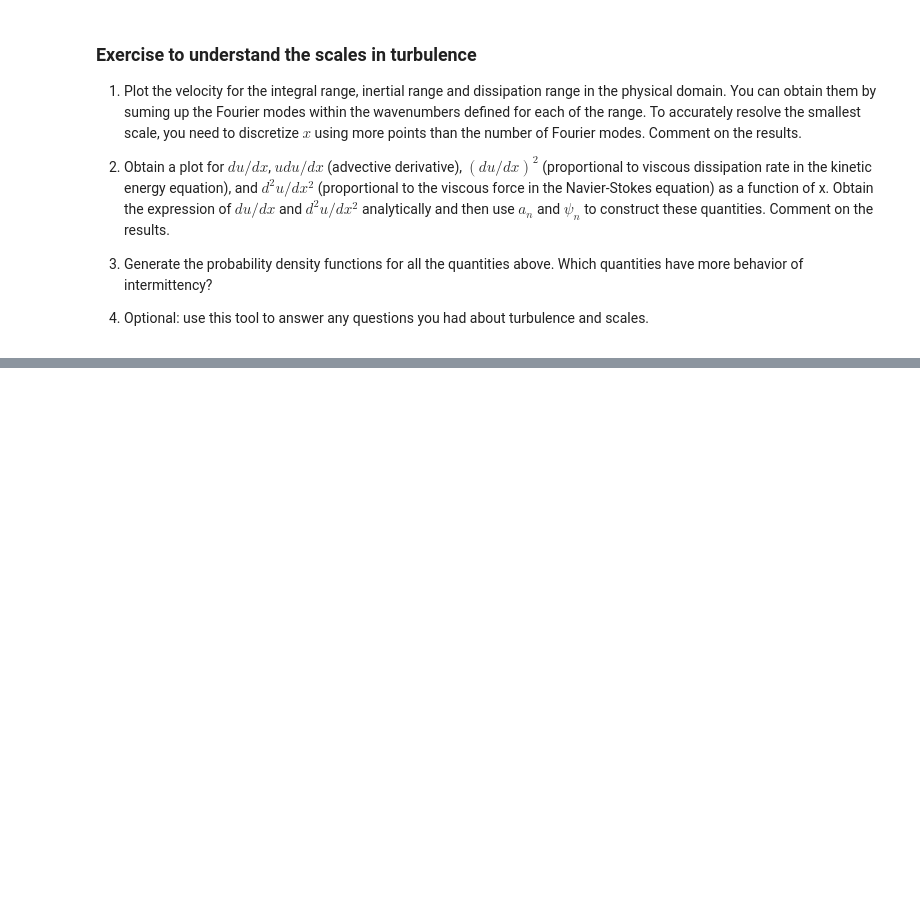
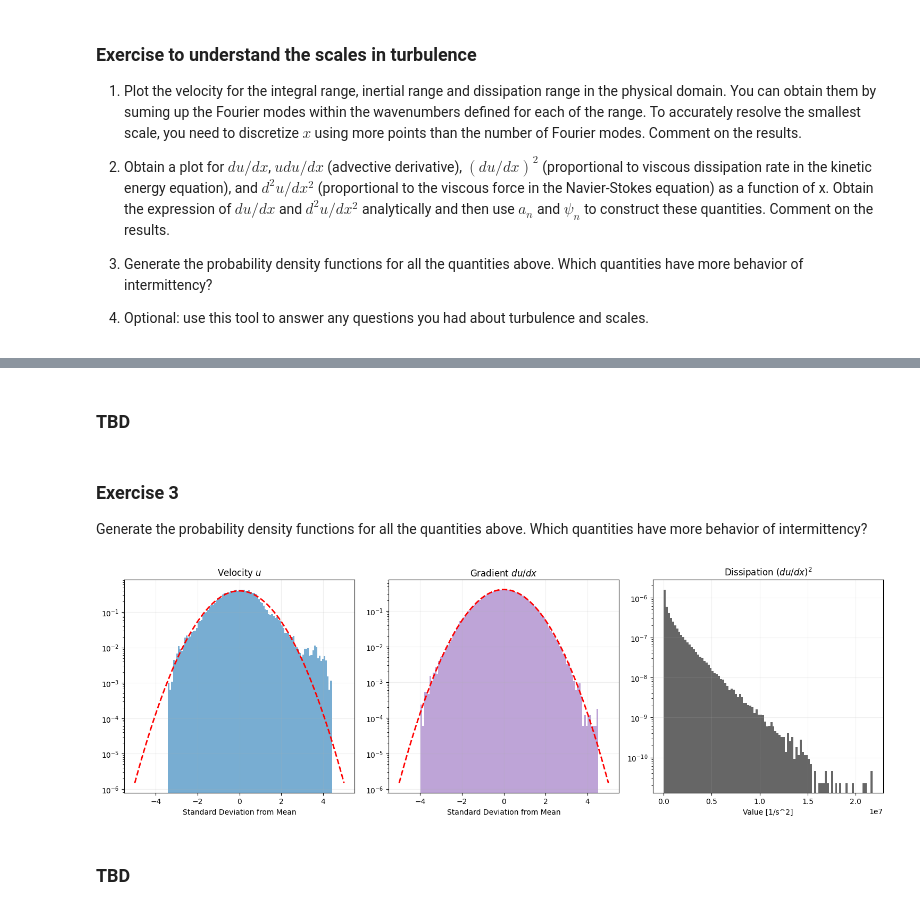
Before and after one commit to cjdipietrantonio/ME5311, a Jupyter notebook: other/flipclassrooomexcercises/02/scale_separation.ipynb, the cells around one changed output, grey strips where cells are left out. Cells and saved outputs as stored; diff of their text form; code cells hidden in the pictures; blank space fills up the shorter version.

```diff
--- a/other/flipclassrooomexcercises/02/scale_separation.ipynb
+++ b/other/flipclassrooomexcercises/02/scale_separation.ipynb
@@ -211,0 +394,63 @@ Largely, for large eddy simulation (LES), a filter $\Delta$ is usually selected
+# %% [markdown]
+### TBD
+# %% [markdown]
+### Exercise 3
+
+Generate the probability density functions for all the quantities above. Which quantities have more behavior of intermittency?
+# %%
+data_list = [u_total, du_dx, viscous_dissipation_rate]
+names = ["Velocity $u$", "Gradient $du/dx$", "Dissipation $(du/dx)^2$"]
+colors = ['tab:blue', 'tab:purple', 'black']
+
+fig, axs = plt.subplots(1, 3, figsize =(15, 5))
+
+# for i in range(3): #WHY HARDCODED?
+
+#     data = data_list[i].flatten() #WHAT DOES THIS DO?
+
+
+#     std_data = (data - np.mean(data)) / np.std(data) #WHAT DOES THIS DO?
+
+#     axs[i].hist(std_data, bins=100, density=True, color=colors[i], alpha=0.6, label='Data PDF')
+
+#     x_range = np.linspace(-5, 5, 100) #WHY THIS RANGE?
+#     normal_dist = (1 / np.sqrt(2 * np.pi)) * np.exp(-0.5 * x_range**2) #HOW DO WE GET THIS
+#     axs[i].plot(x_range, normal_dist, 'r--', lw=2, label='Normal (Gaussian)')
+
+#     axs[i].set_title(f"PDF of {names[i]}")
+#     axs[i].set_yscale('log') #WHY
+#     axs[i].set_ylim(1e-4, 1) #WHY
+#     axs[i].grid(True, alpha=0.3)
+#     axs[i].legend()
+
+# plt.tight_layout()
+# plt.show()
+
+for i in range(3): #WHY HARDCODED?
+    data = data_list[i].flatten()
+
+    if i < 2:
+        display_data = (data - np.mean(data)) / np.std(data)
+        x_label = "Standard Deviation from Mean"
+    else:
+            display_data = data
+            x_label = "Value [1/s^2]"
+
+    axs[i].hist(display_data, bins=100, density=True, color=colors[i], alpha=0.6, label='Data PDF')
+
+    if i < 2:
+        x_ref = np.linspace(-5, 5, 100)
+        gauss = (1 / np.sqrt(2 * np.pi)) * np.exp(-0.5 * x_ref**2)
+        axs[i].plot(x_ref, gauss, 'r--', lw=2,  label='Normal Reference')
+
+    axs[i].set_title(names[i])
+    axs[i].set_yscale('log') #WHY
+    axs[i].set_xlabel(x_label)
+    axs[i].grid(True, alpha=0.2)
+
+plt.tight_layout()
+plt.show()
+# %% [output]
+[figure, added]
+# %% [markdown]
+### TBD
```
Also changed, not shown: parts of 6 cells of this notebook.
